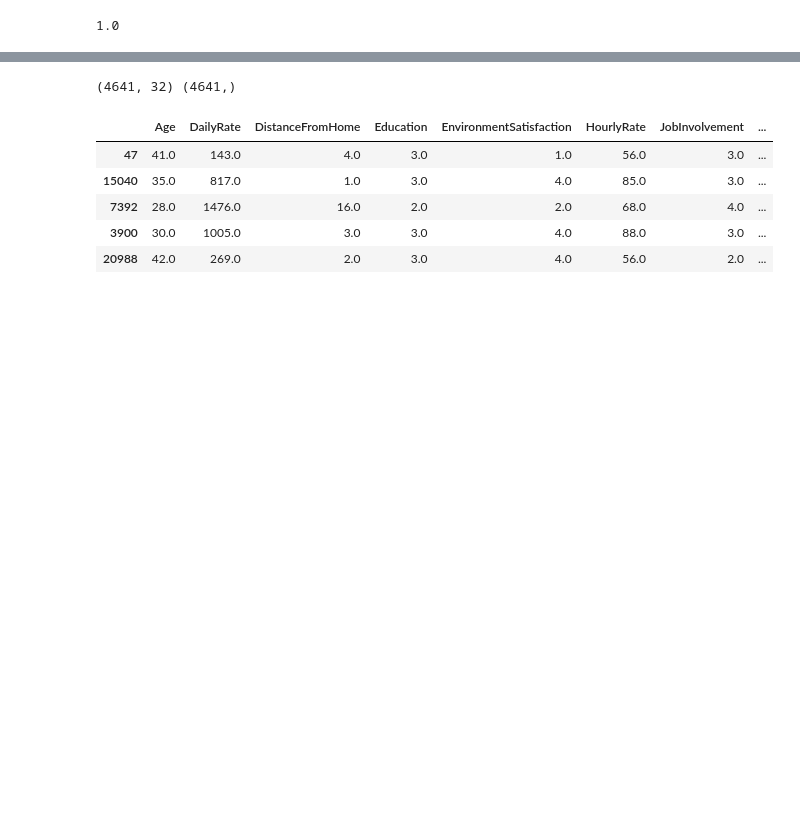
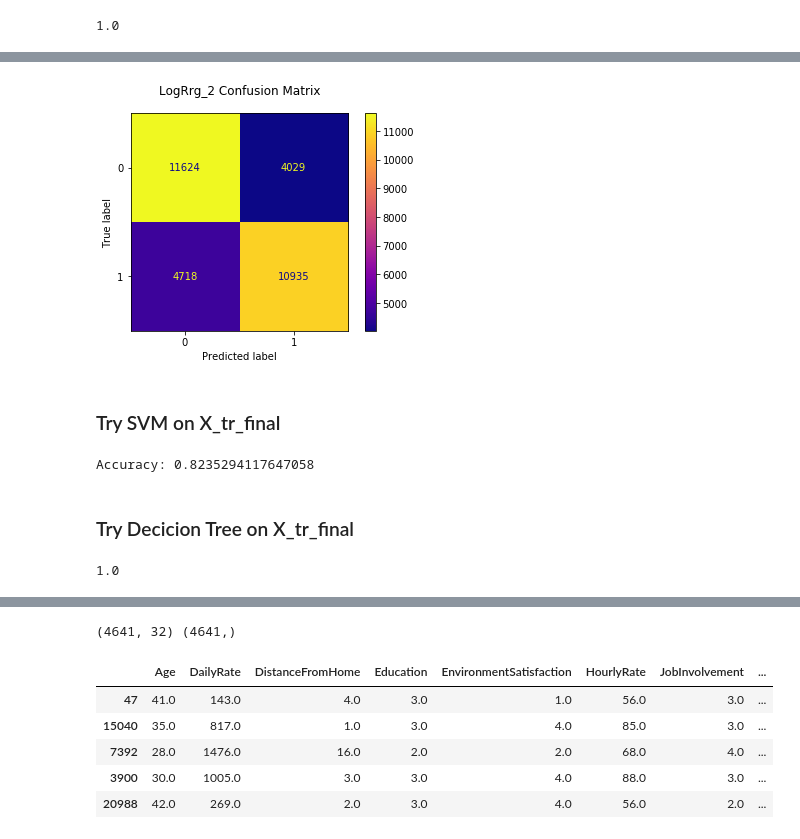
Before and after one commit to Jaccomando/Predicting-Employee-Attrition, a Jupyter notebook: notebooks/EDA.ipynb, the cells around one changed output, grey strips where cells are left out. Saved outputs shown, nothing was run; the diff lists cells and outputs as text; code cells hidden in the pictures; blank space fills up the shorter version.

```diff
--- a/notebooks/EDA.ipynb
+++ b/notebooks/EDA.ipynb
@@ -304,0 +366,3 @@ plot_feature_importances(rfm)
+# %%
+lg_2 = LogisticRegression()
+lg_2.fit(X_tr_final, y_tr_sm)
@@ -304,0 +400,10 @@ plot_feature_importances(rfm)
+# %%
+fig, ax = plt.subplots()
+
+fig.suptitle("LogRrg_2 Confusion Matrix ")
+
+plot_confusion_matrix(lg_2, X_tr_final, y_tr_sm, ax=ax, cmap="plasma");
+# %% [output]
+[figure, added]
+# %% [markdown]
+### Try SVM on X_tr_final
@@ -304,0 +422,10 @@ plot_feature_importances(rfm)
+# %%
+#Import scikit-learn metrics module for accuracy calculation
+from sklearn import metrics
+
+# Model Accuracy: how often is the classifier correct?
+print("Accuracy:",metrics.accuracy_score(y_test, y_pred))
+# %% [output]
+Accuracy: 0.8235294117647058
+# %% [markdown]
+### Try Decicion Tree on X_tr_final
@@ -304,0 +436,4 @@ plot_feature_importances(rfm)
+# %%
+dt.score(X_tr_final, y_tr_sm)
+# %% [output]
+1.0
```
Also changed, not shown: parts of 50 cells of this notebook.
